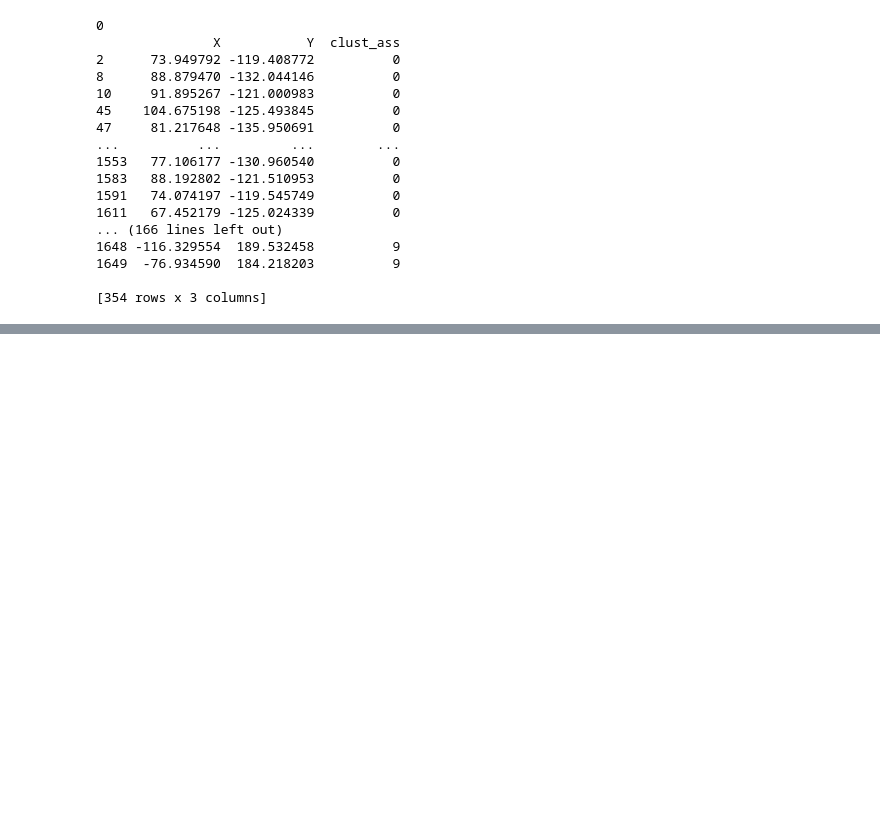
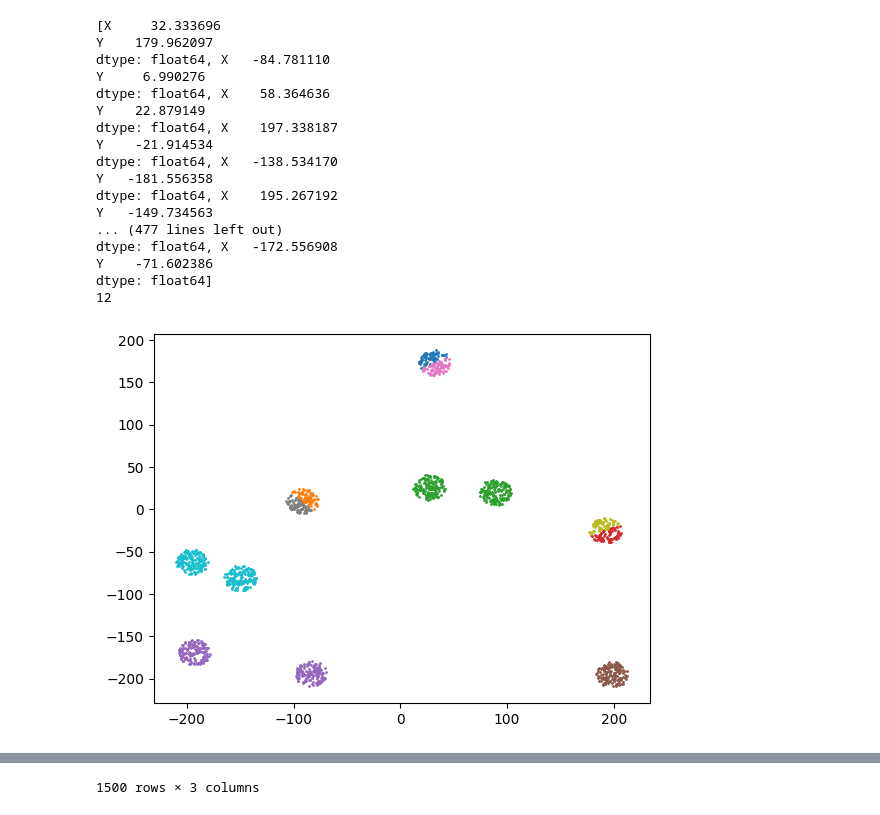
Before and after one commit to Shandilya-Dhruv/Data-Science, a Jupyter notebook: ML models/k_means/k_means_clustering.ipynb, the cells around one changed output, grey strips where cells are left out. Cells and saved outputs as stored; diff of their text form; code cells hidden in the pictures; blank space fills up the shorter version.

```diff
--- a/ML models/k_means/k_means_clustering.ipynb
+++ b/ML models/k_means/k_means_clustering.ipynb
@@ -63,7 +64,8 @@ class k_means:
         """
 
         #first we find nearest centroid for each point and store it in l_nearest
-        self.k_random_points()
+        if self.centroids==None:
+            self.k_random_points()
         centroids = self.centroids
         l_nearest = []
         df = self.dataset
@@ -83,13 +85,23 @@ class k_means:
         temp_df = df.assign(clust_ass = l_nearest)
         t = temp_df.groupby('clust_ass')
 
+        l = []
+
         for i in range(len(centroids)):
-            centroids[i] = pd.Series(t.get_group(i).mean())
+            l.append(pd.Series(t.get_group(i).mean().iloc[:2]))
 
-        if centroids==self.centroids:
+        b = True
+
+        for i in range(len(l)):
+            if self.distance(l[i],centroids[i])!=0:
+                b = False
+                break
+
+        if b:
             return False
 
-        self.centroids = centroids
+        self.centroids = l
+        print(self.centroids,l)
         return True
 
     def k_means(self):
@@ -98,10 +110,12 @@ class k_means:
 
         output : (dataframe) returns dataframe where each point also has a cluster number assigned to it.
         """
+        iter = 0
         b = self.one_run_of_k_means()
         while(b):
+            iter += 1
             b = self.one_run_of_k_means()
-
+        print(iter)
         centroids = self.centroids
         l_nearest = []
         df = self.dataset
@@ -117,27 +131,39 @@ class k_means:
             l_nearest.append(ind)
 
         temp_df = df.assign(clust_ass = l_nearest)
+        self.plot(temp_df)
         return temp_df
+
+    def plot(self,df):
+        df = df.groupby('clust_ass')
+
+        for i in range(self.k):
+            t = df.get_group(i)
+            x = t['X']
+            y = t['Y']
+            plt.scatter(x,y,s=1)
+        plt.show()
 # %%
 df = pd.read_csv('cluster.csv')
 o = k_means(df,10,False)
 
-o.one_run_of_k_means()
+o.k_means()
 # %% [output]
-0
-               X           Y  clust_ass
-2      73.949792 -119.408772          0
-8      88.879470 -132.044146          0
-10     91.895267 -121.000983          0
-45    104.675198 -125.493845          0
-47     81.217648 -135.950691          0
-...          ...         ...        ...
-1553   77.106177 -130.960540          0
-1583   88.192802 -121.510953          0
-1591   74.074197 -119.545749          0
-1611   67.452179 -125.024339          0
-... (166 lines left out)
-1648 -116.329554  189.532458          9
-1649  -76.934590  184.218203          9
-
-[354 rows x 3 columns]
+[X     32.333696
+Y    179.962097
+dtype: float64, X   -84.781110
+Y     6.990276
+dtype: float64, X    58.364636
+Y    22.879149
+dtype: float64, X    197.338187
+Y    -21.914534
+dtype: float64, X   -138.534170
+Y   -181.556358
+dtype: float64, X    195.267192
+Y   -149.734563
+... (477 lines left out)
+dtype: float64, X   -172.556908
+Y    -71.602386
+dtype: float64]
+12
+[figure, added]
@@ -143,0 +182 @@ o.one_run_of_k_means()
+1500 rows × 3 columns
```
Also changed, not shown: parts of 2 cells of this notebook, 2 other files.
